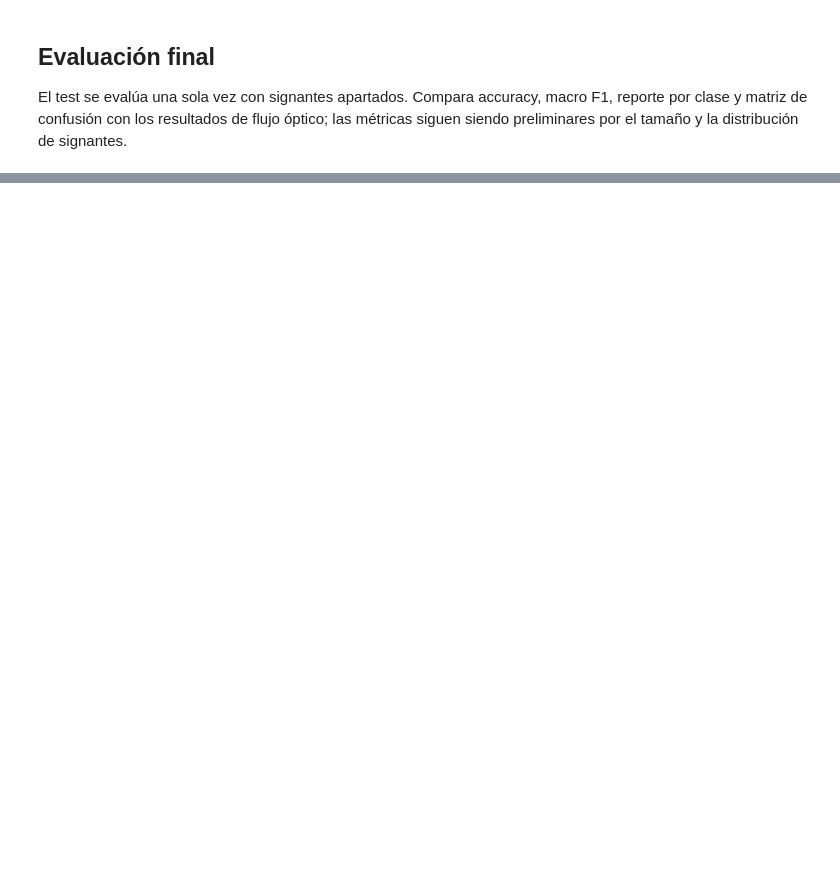
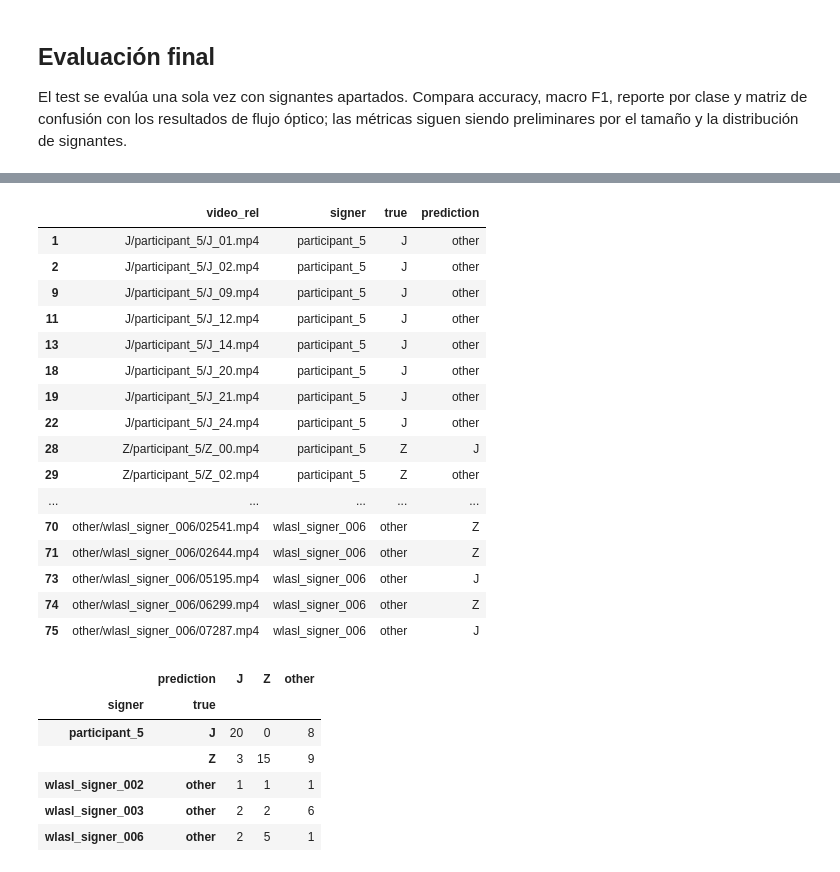
Before and after one commit to codebysofiav/asl-sign-language-recognition, a Jupyter notebook: proyecto_def/notebooks/14_entrenamiento_video_mapas_colab.ipynb, the cells around one changed output, grey strips where cells are left out. Saved outputs shown, nothing was run; the diff lists cells and outputs as text; code cells hidden in the pictures; blank space fills up the shorter version.

```diff
--- a/proyecto_def/notebooks/14_entrenamiento_video_mapas_colab.ipynb
+++ b/proyecto_def/notebooks/14_entrenamiento_video_mapas_colab.ipynb
@@ -308,0 +372,35 @@ print("Modelo y checkpoints:",EXPORT_DIR)
+# %%
+from pathlib import Path
+import pandas as pd
+
+OUT = Path("/content/drive/MyDrive/proyecto-ia2/exports/proyecto_def/video_map_sequence_v1")
+pred = pd.read_csv(OUT / "test_predictions.csv")
+
+errores = pred[pred["true"] != pred["prediction"]]
+display(errores.sort_values(["signer", "true"]))
+display(pd.crosstab([pred["signer"], pred["true"]], pred["prediction"]))
+# %% [output]
+|  | video_rel | signer | true | prediction |
+| 1 | J/participant_5/J_01.mp4 | participant_5 | J | other |
+| 2 | J/participant_5/J_02.mp4 | participant_5 | J | other |
+| 9 | J/participant_5/J_09.mp4 | participant_5 | J | other |
+| 11 | J/participant_5/J_12.mp4 | participant_5 | J | other |
+| 13 | J/participant_5/J_14.mp4 | participant_5 | J | other |
+| 18 | J/participant_5/J_20.mp4 | participant_5 | J | other |
+| 19 | J/participant_5/J_21.mp4 | participant_5 | J | other |
+| 22 | J/participant_5/J_24.mp4 | participant_5 | J | other |
+| 28 | Z/participant_5/Z_00.mp4 | participant_5 | Z | J |
+| 29 | Z/participant_5/Z_02.mp4 | participant_5 | Z | other |
+| ... | ... | ... | ... | ... |
+| 70 | other/wlasl_signer_006/02541.mp4 | wlasl_signer_006 | other | Z |
+| 71 | other/wlasl_signer_006/02644.mp4 | wlasl_signer_006 | other | Z |
+| 73 | other/wlasl_signer_006/05195.mp4 | wlasl_signer_006 | other | J |
+| 74 | other/wlasl_signer_006/06299.mp4 | wlasl_signer_006 | other | Z |
+| 75 | other/wlasl_signer_006/07287.mp4 | wlasl_signer_006 | other | J |
+|  | prediction | J | Z | other |
+| signer | true |  |  |  |
+| participant_5 | J | 20 | 0 | 8 |
+|  | Z | 3 | 15 | 9 |
+| wlasl_signer_002 | other | 1 | 1 | 1 |
+| wlasl_signer_003 | other | 2 | 2 | 6 |
+| wlasl_signer_006 | other | 2 | 5 | 1 |
```
Also changed, not shown: parts of 5 cells of this notebook, 5 other files.
